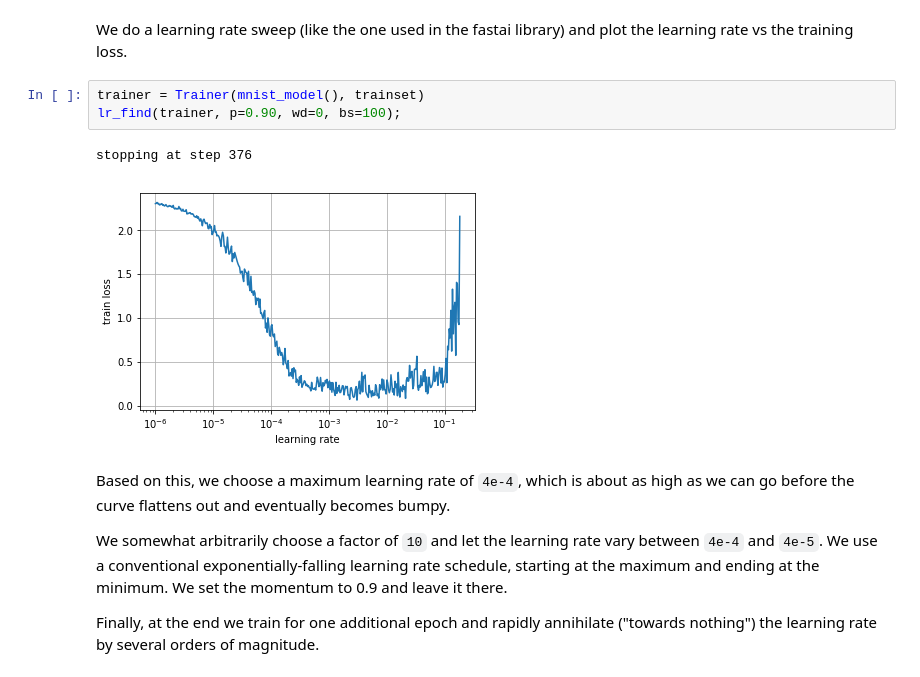
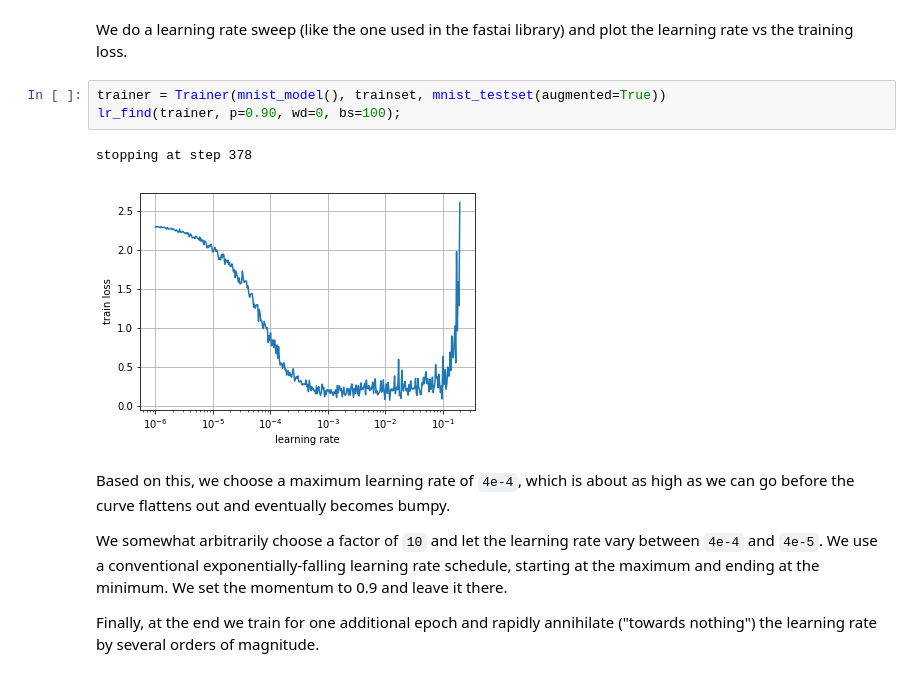
Before and after one commit to ttdoucet/mnist, a Jupyter notebook: mnist.ipynb, the cells around one changed output. Cells and saved outputs as stored; diff of their text form.

```diff
--- a/mnist.ipynb
+++ b/mnist.ipynb
@@ -100,11 +100,11 @@ def _mnist_model():
 # %% [markdown]
 We do a learning rate sweep (like the one used in the fastai library) and plot the learning rate vs the training loss.
 # %%
-trainer = Trainer(mnist_model(), trainset)
+trainer = Trainer(mnist_model(), trainset, mnist_testset(augmented=True))
 lr_find(trainer, p=0.90, wd=0, bs=100);
 # %% [output]
-stopping at step 376
+stopping at step 378
-[figure, old version]
+[figure, new version]
 # %% [markdown]
 Based on this, we choose a maximum learning rate of `4e-4`, which is about as high as we can go before the curve flattens out and eventually becomes bumpy.
 
```
Also changed, not shown: parts of 11 cells of this notebook.
